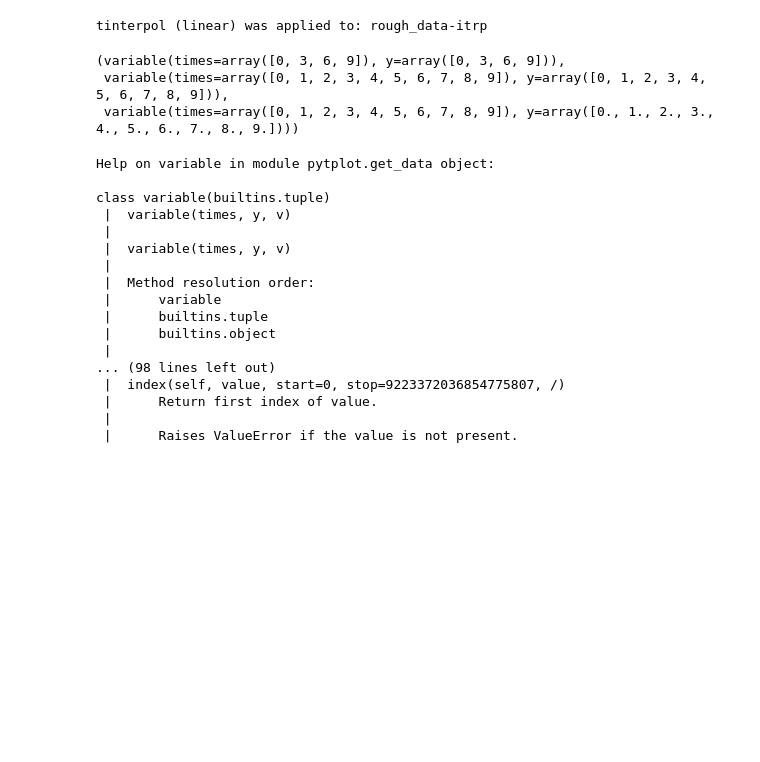
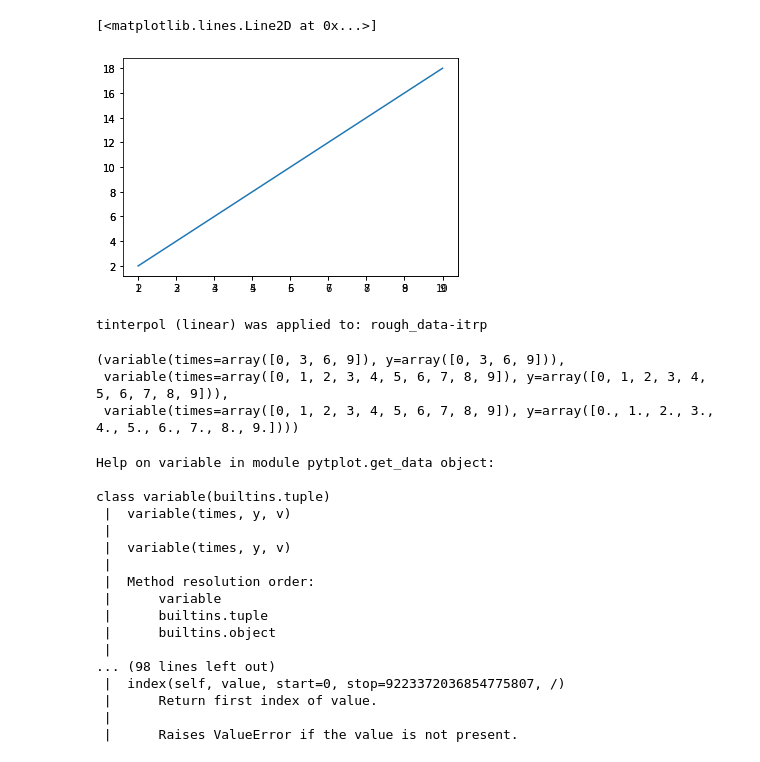
Before and after one commit to shuji-onosawa/Akebono_analysis_old, a Jupyter notebook: VLF_mca/memo.ipynb, the cells around one changed output. Saved outputs shown, nothing was run; the diff lists cells and outputs as text; code cells hidden in the pictures; blank space fills up the shorter version.

```diff
--- a/VLF_mca/memo.ipynb
+++ b/VLF_mca/memo.ipynb
@@ -1,3 +1,18 @@
+# %%
+import numpy as np
+import matplotlib.pyplot as plt
+
+x = np.arange(1,10)
+y = np.arange(2, 20, 2)
+
+fig = plt.figure()
+ax1 = fig.add_subplot(1,1,1)
+ax2 = fig.add_subplot(1,1,1)
+ax1.plot(x,y)
+ax2.plot(x+1, y)
+# %% [output]
+[<matplotlib.lines.Line2D at 0x...>]
+[figure, added]
 # %%
 import numpy as np
 import pytplot, pyspedas
```
Also changed, not shown: 7 other files.
